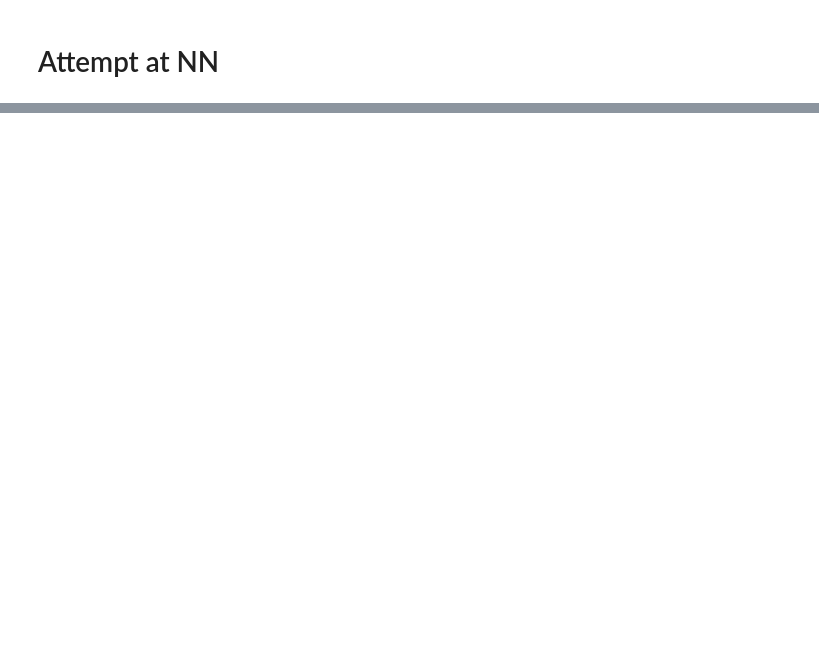
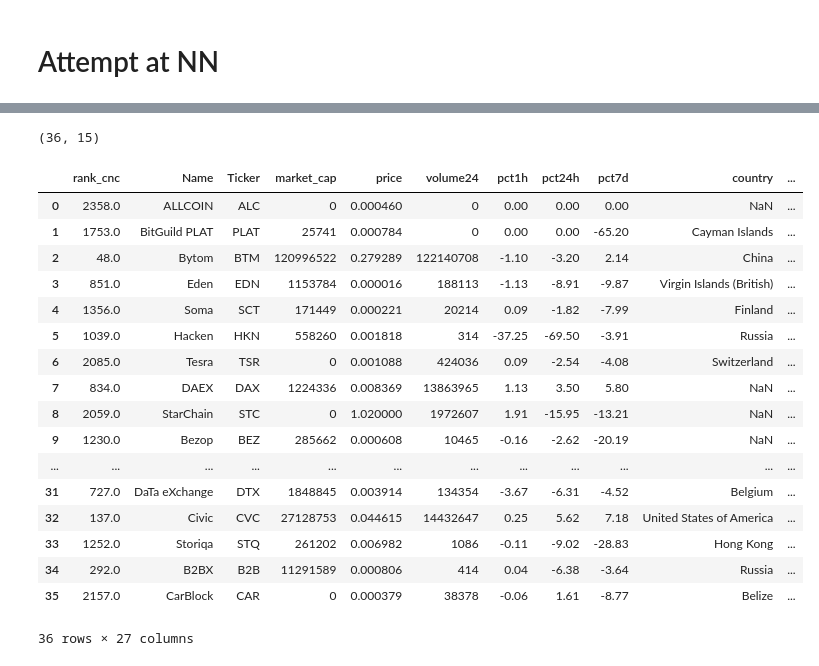
Before and after one commit to eccadena/ICO_Viability_Index, a Jupyter notebook: notebooks/libs/Eric/experimentation/Eric_NN_1_hidden.ipynb, the cells around one changed output, grey strips where cells are left out. Cells and saved outputs as stored; diff of their text form; code cells hidden in the pictures; blank space fills up the shorter version.

```diff
--- a/notebooks/libs/Eric/experimentation/Eric_NN_1_hidden.ipynb
+++ b/notebooks/libs/Eric/experimentation/Eric_NN_1_hidden.ipynb
@@ -160,0 +141,15 @@ df.to_csv(file_path, index=False)
+# %%
+# Load the saved model to make predictions
+from tensorflow.keras.models import model_from_json
+
+# load json and create model
+file_path = Path("../NN_model/model_PCA_test_nn.json")
+
+with open(file_path, "r") as json_file:
+    model_json = json_file.read()
+
+loaded_model = model_from_json(model_json)
+
+# load weights into new model
+file_path = Path("../NN_model/model_PCA_test_nn.h5")
+loaded_model.load_weights("../NN_model/model_PCA_test_nn.h5")
@@ -160,0 +166,30 @@ df.to_csv(file_path, index=False)
+# %%
+X = ico_360[['rank_cnc', 'market_cap', 'price', 'volume24', 'pct1h', 'pct24h','pct7d', 'rating', 'Duration', 'compound', 'negative', 'neutral','positive', 'no_of_posts', 'Longevity']].values
+X.shape
+# %% [output]
+(36, 15)
+# %%
+ico_360["Success_Index"] = loaded_model.predict(X)
+# %%
+ico_360.drop(columns = ['predicted_NN','success_PCA','success_index','custom_index','custom_index_scaled'], inplace = True)
+# %%
+ico_360
+# %% [output]
+|  | rank_cnc | Name | Ticker | market_cap | price | volume24 | pct1h | pct24h | pct7d | country | ... |
+| 0 | 2358.0 | ALLCOIN | ALC | 0 | 0.000460 | 0 | 0.00 | 0.00 | 0.00 | NaN | ... |
+| 1 | 1753.0 | BitGuild PLAT | PLAT | 25741 | 0.000784 | 0 | 0.00 | 0.00 | -65.20 | Cayman Islands | ... |
+| 2 | 48.0 | Bytom | BTM | 120996522 | 0.279289 | 122140708 | -1.10 | -3.20 | 2.14 | China | ... |
+| 3 | 851.0 | Eden | EDN | 1153784 | 0.000016 | 188113 | -1.13 | -8.91 | -9.87 | Virgin Islands (British) | ... |
+| 4 | 1356.0 | Soma | SCT | 171449 | 0.000221 | 20214 | 0.09 | -1.82 | -7.99 | Finland | ... |
+| 5 | 1039.0 | Hacken | HKN | 558260 | 0.001818 | 314 | -37.25 | -69.50 | -3.91 | Russia | ... |
+| 6 | 2085.0 | Tesra | TSR | 0 | 0.001088 | 424036 | 0.09 | -2.54 | -4.08 | Switzerland | ... |
+| 7 | 834.0 | DAEX | DAX | 1224336 | 0.008369 | 13863965 | 1.13 | 3.50 | 5.80 | NaN | ... |
+| 8 | 2059.0 | StarChain | STC | 0 | 1.020000 | 1972607 | 1.91 | -15.95 | -13.21 | NaN | ... |
+| 9 | 1230.0 | Bezop | BEZ | 285662 | 0.000608 | 10465 | -0.16 | -2.62 | -20.19 | NaN | ... |
+| ... | ... | ... | ... | ... | ... | ... | ... | ... | ... | ... | ... |
+| 31 | 727.0 | DaTa eXchange | DTX | 1848845 | 0.003914 | 134354 | -3.67 | -6.31 | -4.52 | Belgium | ... |
+| 32 | 137.0 | Civic | CVC | 27128753 | 0.044615 | 14432647 | 0.25 | 5.62 | 7.18 | United States of America | ... |
+| 33 | 1252.0 | Storiqa | STQ | 261202 | 0.006982 | 1086 | -0.11 | -9.02 | -28.83 | Hong Kong | ... |
+| 34 | 292.0 | B2BX | B2B | 11291589 | 0.000806 | 414 | 0.04 | -6.38 | -3.64 | Russia | ... |
+| 35 | 2157.0 | CarBlock | CAR | 0 | 0.000379 | 38378 | -0.06 | 1.61 | -8.77 | Belize | ... |
+36 rows × 27 columns
```
Also changed, not shown: parts of 20 cells of this notebook, 9 other files.
